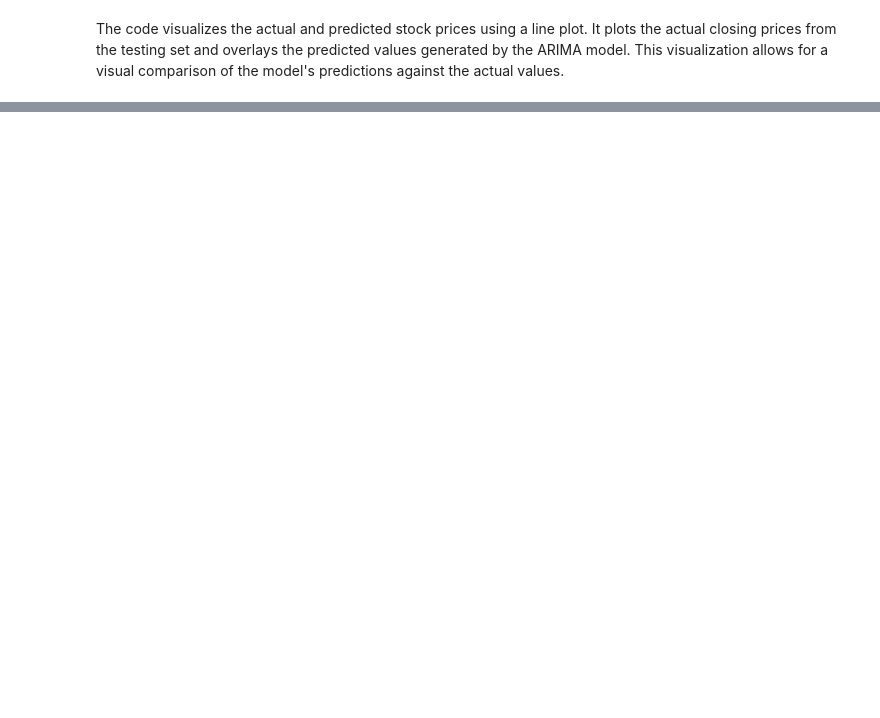
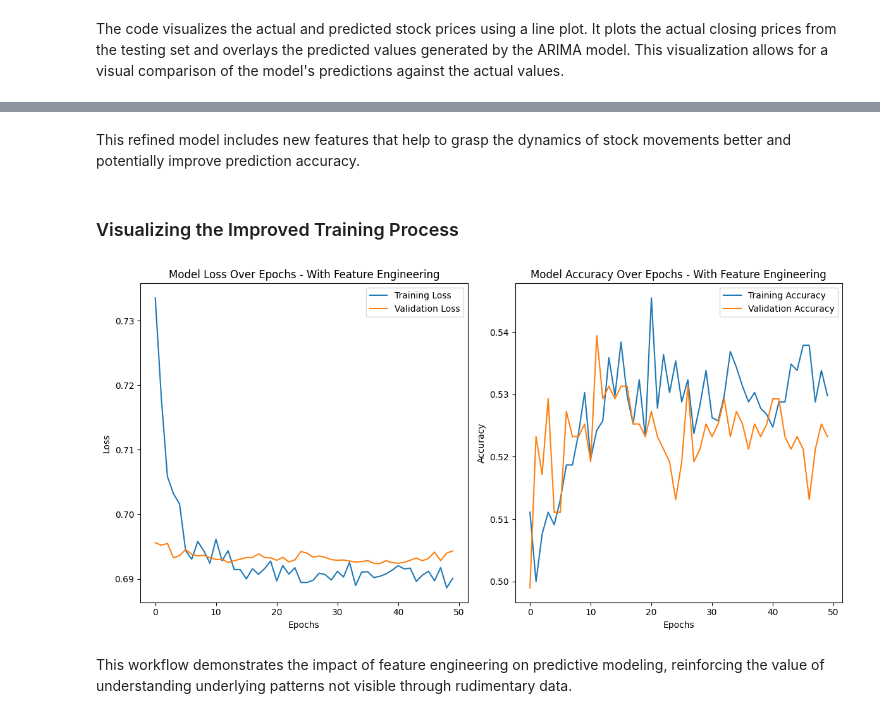
Before and after one commit to chaycwilson/MGL382-Assignment-2, a Jupyter notebook: notebooks/modeling.ipynb, the cells around one changed output, grey strips where cells are left out. Saved outputs shown, nothing was run; the diff lists cells and outputs as text; code cells hidden in the pictures; blank space fills up the shorter version.

```diff
--- a/notebooks/modeling.ipynb
+++ b/notebooks/modeling.ipynb
@@ -220,0 +333,3 @@ plt.show()
+# %%
+df['MA10'] = df['Close'].rolling(window=10).mean()
+df['MA50'] = df['Close'].rolling(window=50).mean()
@@ -220,0 +348,2 @@ plt.show()
+# %%
+df['Momentum'] = df['Close'].diff(periods=10)
@@ -220,0 +354,6 @@ plt.show()
+# %%
+additional_features = ['MA10', 'MA50', 'RSI', 'Momentum']
+new_features = features + additional_features
+X_new = df[new_features].fillna(0)  # Fill NaN values which are the result of rolling functions
+X_scaled_new = scaler.fit_transform(X_new)
+X_train_new, X_test_new, y_train, y_test = train_test_split(X_scaled_new, y, test_size=0.2, random_state=0)
@@ -220,0 +368,10 @@ plt.show()
+# %%
+model_new = Sequential()
+model_new.add(Dense(64, input_dim=len(new_features), activation='relu'))
+model_new.add(Dropout(0.5))
+model_new.add(Dense(32, activation='relu'))
+model_new.add(Dropout(0.5))
+model_new.add(Dense(1, activation='sigmoid'))
+
+model_new.compile(optimizer='adam', loss='binary_crossentropy', metrics=['accuracy'])
+history_new = model_new.fit(X_train_new, y_train, validation_data=(X_test_new, y_test), epochs=50, batch_size=32)
@@ -220,0 +406,28 @@ plt.show()
+# %% [markdown]
+This refined model includes new features that help to grasp the dynamics of stock movements better and potentially improve prediction accuracy.
+# %% [markdown]
+### Visualizing the Improved Training Process
+# %%
+plt.figure(figsize=(12, 6))
+plt.subplot(1, 2, 1)
+plt.plot(history_new.history['loss'], label='Training Loss')
+plt.plot(history_new.history['val_loss'], label='Validation Loss')
+plt.title('Model Loss Over Epochs - With Feature Engineering')
+plt.xlabel('Epochs')
+plt.ylabel('Loss')
+plt.legend()
+
+plt.subplot(1, 2, 2)
+plt.plot(history_new.history['accuracy'], label='Training Accuracy')
+plt.plot(history_new.history['val_accuracy'], label='Validation Accuracy')
+plt.title('Model Accuracy Over Epochs - With Feature Engineering')
+plt.xlabel('Epochs')
+plt.ylabel('Accuracy')
+plt.legend()
+
+plt.tight_layout()
+plt.show()
+# %% [output]
+[figure, added]
+# %% [markdown]
+This workflow demonstrates the impact of feature engineering on predictive modeling, reinforcing the value of understanding underlying patterns not visible through rudimentary data.
```
Also changed, not shown: parts of 42 cells of this notebook.
